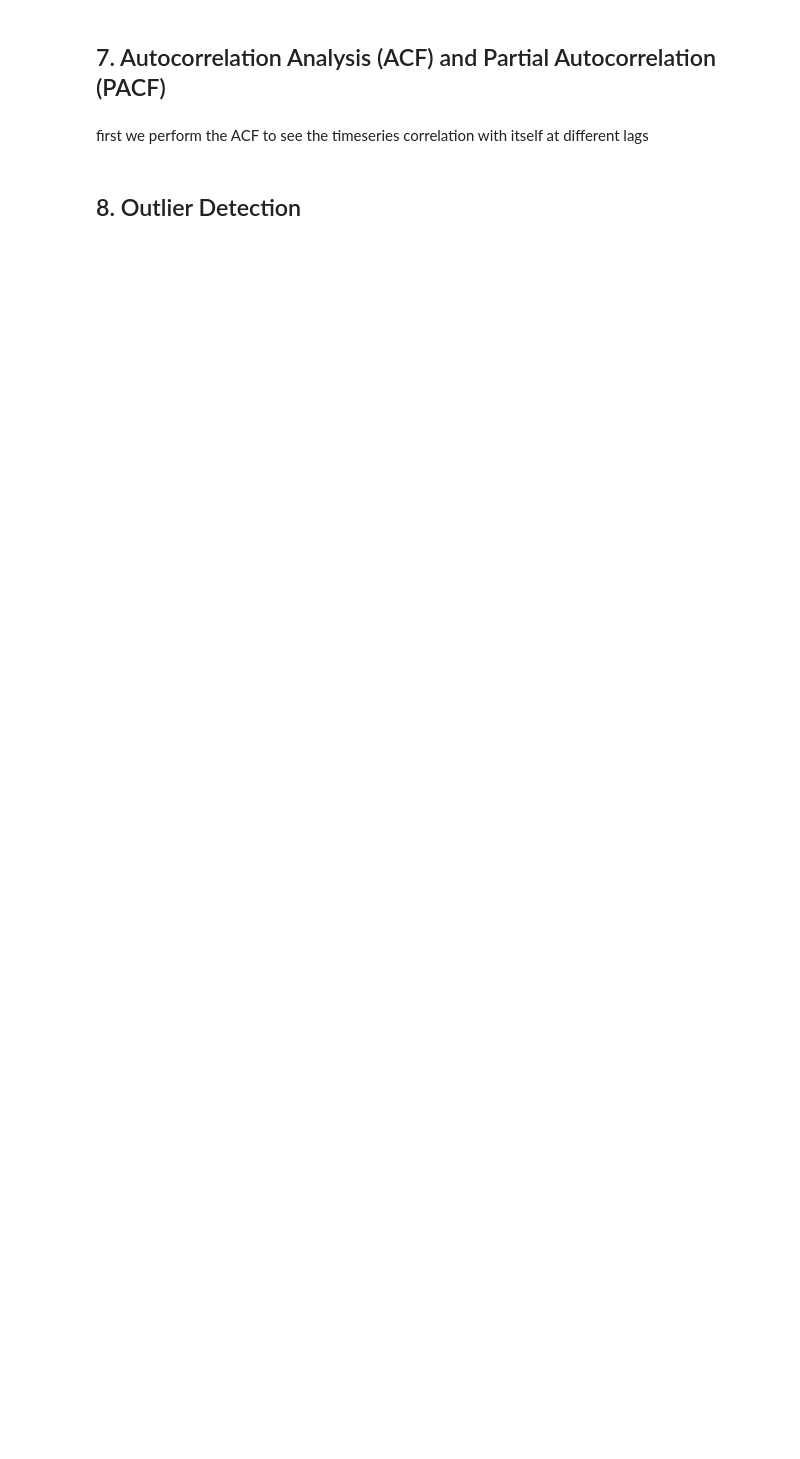
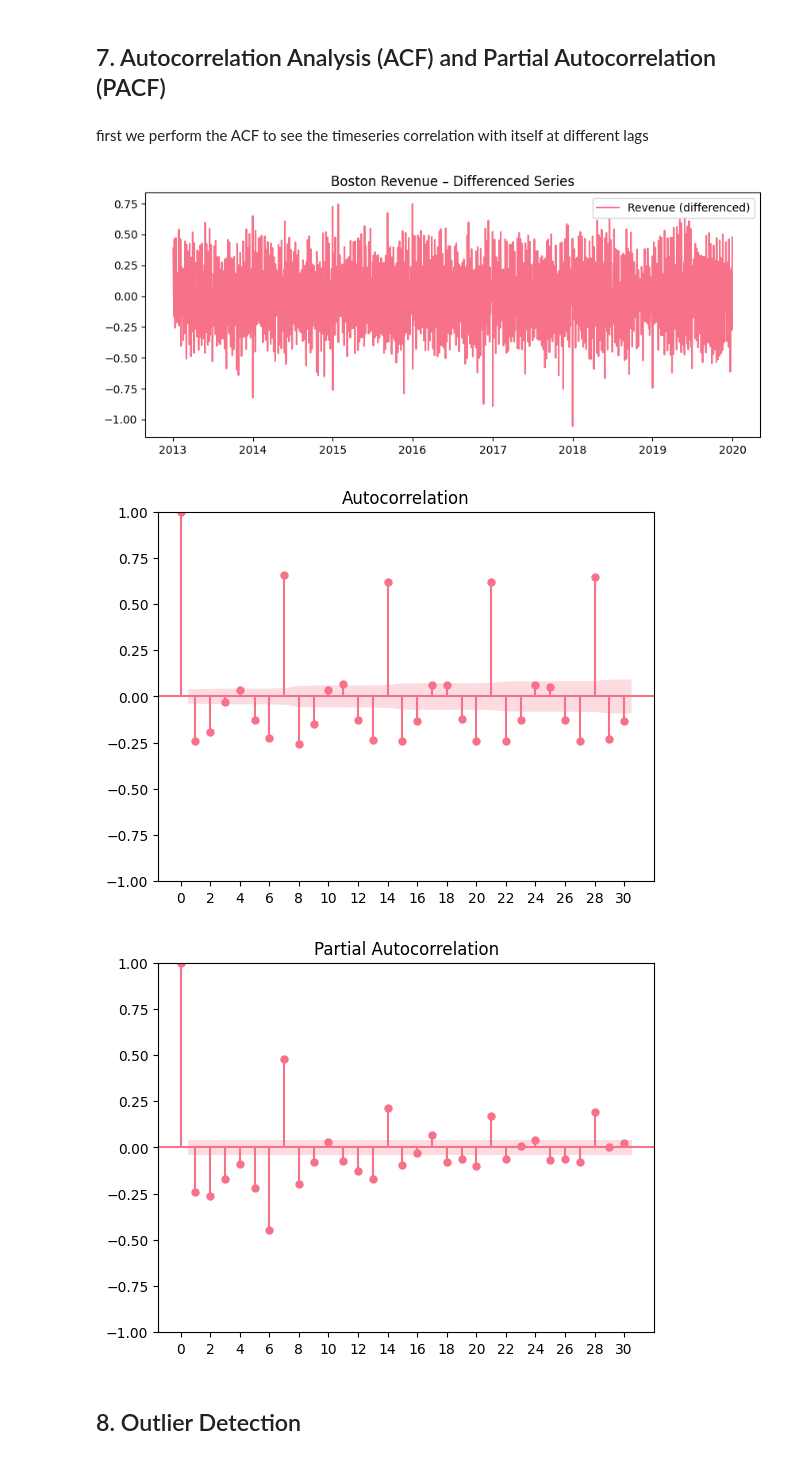
Before and after one commit to FedericoGrittiAtSupsi/timeseries_group_minichallenge, a Jupyter notebook: main_VMecchia.ipynb, the cells around one changed output. Drawn from its saved outputs; the diff is of its cells as text; code cells hidden in the pictures; blank space fills up the shorter version.

```diff
--- a/main_VMecchia.ipynb
+++ b/main_VMecchia.ipynb
@@ -500,5 +570,33 @@ because our p-value < 0.5, we can reject the $H_0$ and for this reason our times
 ## 7. Autocorrelation Analysis (ACF) and Partial Autocorrelation (PACF)
 # %% [markdown]
 first we perform the ACF to see the timeseries correlation with itself at different lags
+# %%
+y_log = np.log(df_boston['Revenue'])
+# %%
+y_diff = y_log.diff().dropna()
+# %%
+from statsmodels.graphics.tsaplots import plot_acf, plot_pacf
+import matplotlib.pyplot as plt
+import numpy as np
+
+plt.figure(figsize=(10,4))
+plt.plot(y_diff, label="Revenue (differenced)")
+plt.title(f"{CITY} Revenue – Differenced Series")
+plt.legend()
+plt.show()
+
+# ACF
+plot_acf(y_diff, lags=30)
+plt.xticks(ticks=np.arange(0, 31, 2))
+plt.show()
+
+# PACF
+plot_pacf(y_diff, lags=30)
+plt.xticks(ticks=np.arange(0, 31, 2))
+plt.show()
+# %% [output]
+[figure, added]
+[figure, added]
+[figure, added]
 # %% [markdown]
 ## 8. Outlier Detection
```
Also changed, not shown: parts of 10 cells of this notebook.
